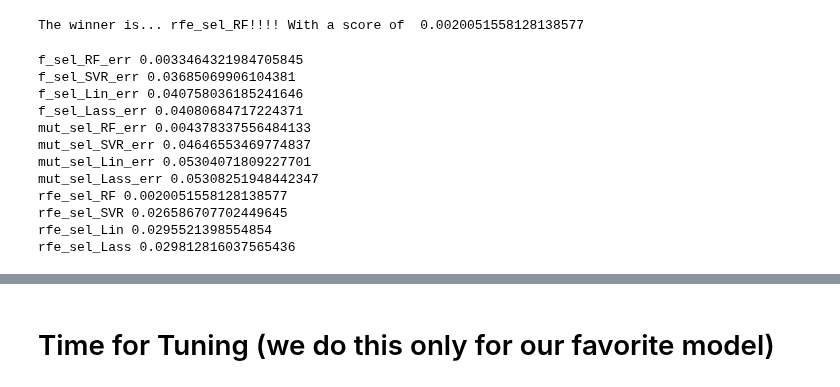
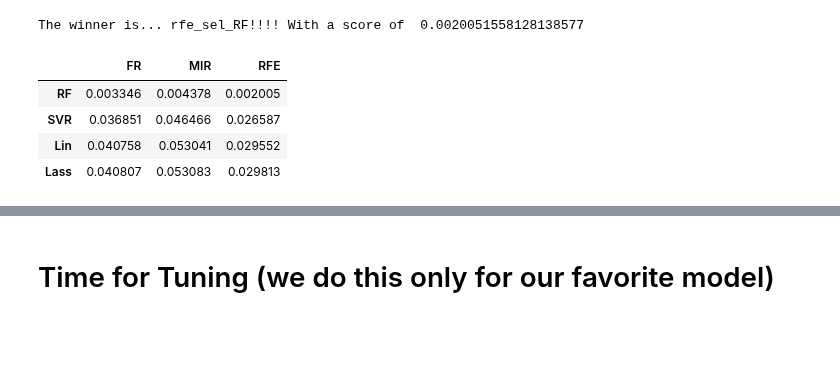
Before and after one commit to jeswan/post-secondary-education, a Jupyter notebook: tuning.ipynb, the cells around one changed output, grey strips where cells are left out. Drawn from its saved outputs; the diff is of its cells as text; code cells hidden in the pictures; blank space fills up the shorter version.

```diff
--- a/tuning.ipynb
+++ b/tuning.ipynb
@@ -256,19 +256,3 @@ for err in errs_dict:
 print('The winner is... '+winner+'!!!! With a score of ', errs_dict[winner])
 # %% [output]
 The winner is... rfe_sel_RF!!!! With a score of  0.0020051558128138577
-# %%
-for i in errs_dict:
-    print(i, errs_dict[i])
-# %% [output]
-f_sel_RF_err 0.0033464321984705845
-f_sel_SVR_err 0.03685069906104381
-f_sel_Lin_err 0.040758036185241646
-f_sel_Lass_err 0.04080684717224371
-mut_sel_RF_err 0.004378337556484133
-mut_sel_SVR_err 0.04646553469774837
-mut_sel_Lin_err 0.05304071809227701
-mut_sel_Lass_err 0.05308251948442347
-rfe_sel_RF 0.0020051558128138577
-rfe_sel_SVR 0.026586707702449645
-rfe_sel_Lin 0.0295521398554854
-rfe_sel_Lass 0.029812816037565436
@@ -274,0 +276,8 @@ rfe_sel_Lass 0.029812816037565436
+# %%
+mse_df
+# %% [output]
+|  | FR | MIR | RFE |
+| RF | 0.003346 | 0.004378 | 0.002005 |
+| SVR | 0.036851 | 0.046466 | 0.026587 |
+| Lin | 0.040758 | 0.053041 | 0.029552 |
+| Lass | 0.040807 | 0.053083 | 0.029813 |
```
Also changed, not shown: parts of 7 cells of this notebook.
